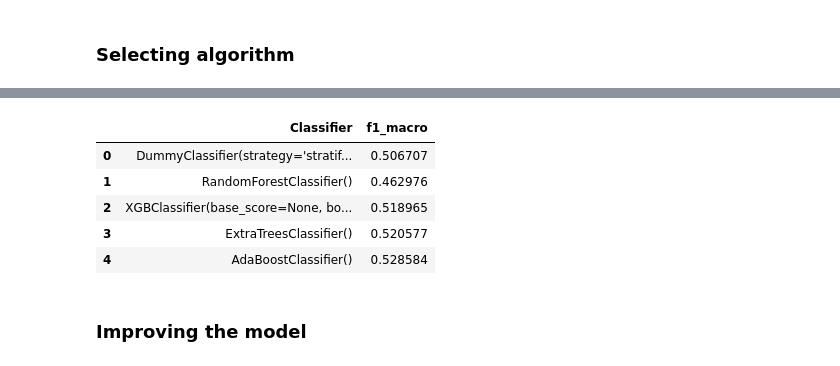
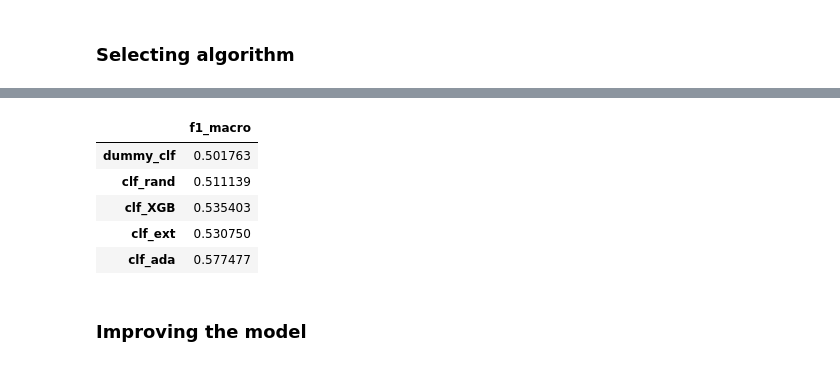
Before and after one commit to GuillermoTarraso/Data-Science-Machine-Learning-Capstone-Project, a Jupyter notebook: Thalassemia_alphanorm.ipynb, the cells around one changed output, grey strips where cells are left out. Cells and saved outputs as stored; diff of their text form; code cells hidden in the pictures.

```diff
--- a/Thalassemia_alphanorm.ipynb
+++ b/Thalassemia_alphanorm.ipynb
@@ -114,6 +115,9 @@ memory usage: 1.7+ KB
 ### Selecting algorithm
 # %%
 X_train, X_test, y_train, y_test = train_test_split(X, y,test_size = 0.2)
+# %%
+le = LabelEncoder()
+y_train_le = le.fit_transform(y_train)
 # %%
 sss = StratifiedShuffleSplit(n_splits = 100 , test_size=0.2)
 
@@ -122,10 +126,10 @@ clf_rand = RandomForestClassifier()
 clf_XGB = XGBClassifier()
 clf_ext = ExtraTreesClassifier()
 clf_ada = AdaBoostClassifier()
-scores = pd.DataFrame(columns = ['Classifier', 'f1_macro'])
-Classifiers=[dummy_clf, clf_rand, clf_XGB, clf_ext, clf_ada]
+scores_f1 = []
+classifiers=[dummy_clf, clf_rand, clf_XGB, clf_ext, clf_ada]
+classifiers_l=['dummy_clf', 'clf_rand', 'clf_XGB', 'clf_ext', 'clf_ada']
 # %%
-for clf in Classifiers:
-    f1_ave_sco = np.average(cross_val_score(clf, X_train, y_train, cv = sss, scoring =  'f1_macro', ))
-    values = [clf, f1_ave_sco, f1_ave_sco]
-    scores = scores.append({'Classifier':clf,'f1_macro':f1_ave_sco}, ignore_index=True)
+for clf in classifiers:
+    f1_ave_sco = np.average(cross_val_score(clf, X_train, y_train_le, cv = sss, scoring =  'f1_macro'))
+    scores_f1.append(f1_ave_sco)
@@ -172,12 +136,13 @@ for clf in Classifiers:
 # %%
-scores
+clf_scores = pd.DataFrame(scores_f1, classifiers_l, columns = ['f1_macro'])
+clf_scores
 # %% [output]
-|  | Classifier | f1_macro |
-| 0 | DummyClassifier(strategy='stratif... | 0.506707 |
-| 1 | RandomForestClassifier() | 0.462976 |
-| 2 | XGBClassifier(base_score=None, bo... | 0.518965 |
-| 3 | ExtraTreesClassifier() | 0.520577 |
-| 4 | AdaBoostClassifier() | 0.528584 |
+|  | f1_macro |
+| dummy_clf | 0.501763 |
+| clf_rand | 0.511139 |
+| clf_XGB | 0.535403 |
+| clf_ext | 0.530750 |
+| clf_ada | 0.577477 |
 # %% [markdown]
 ### Improving the model
 # %%
```
Also changed, not shown: parts of 10 cells of this notebook, 1 other file.
